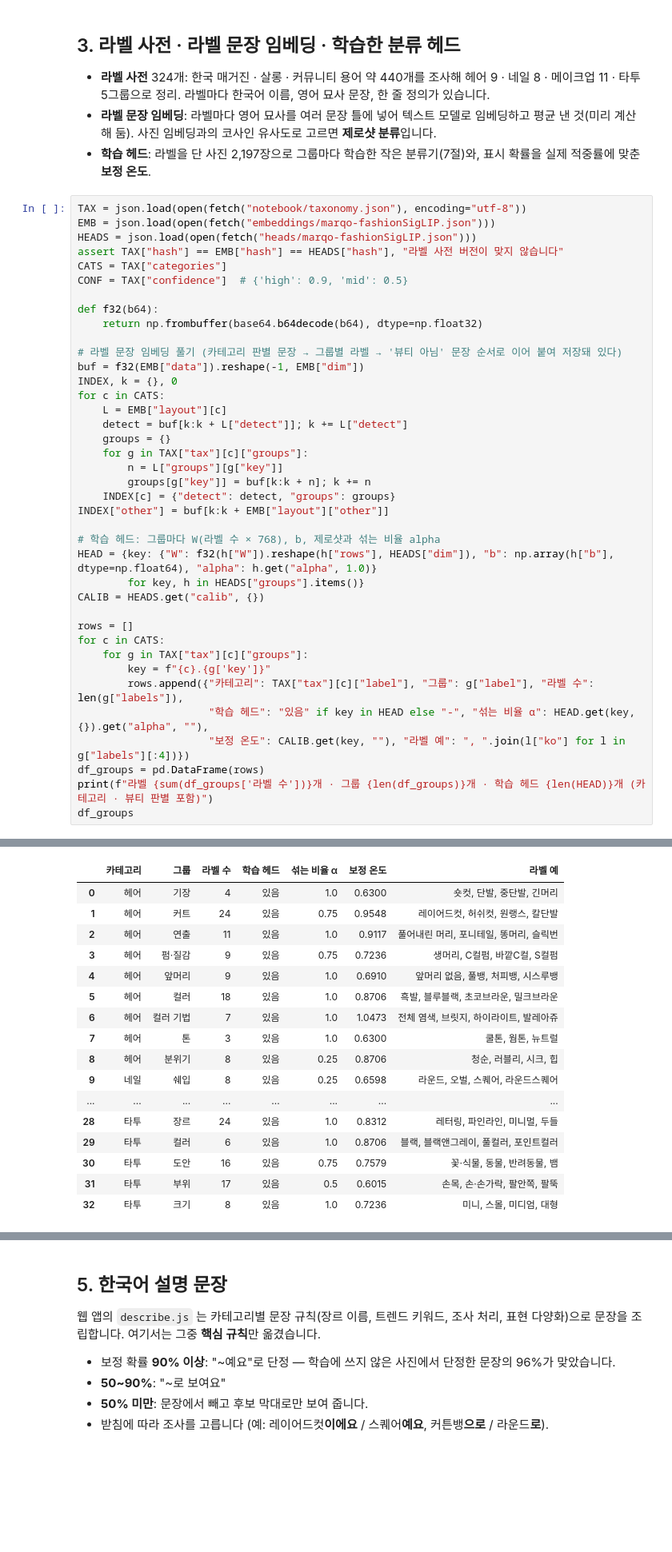
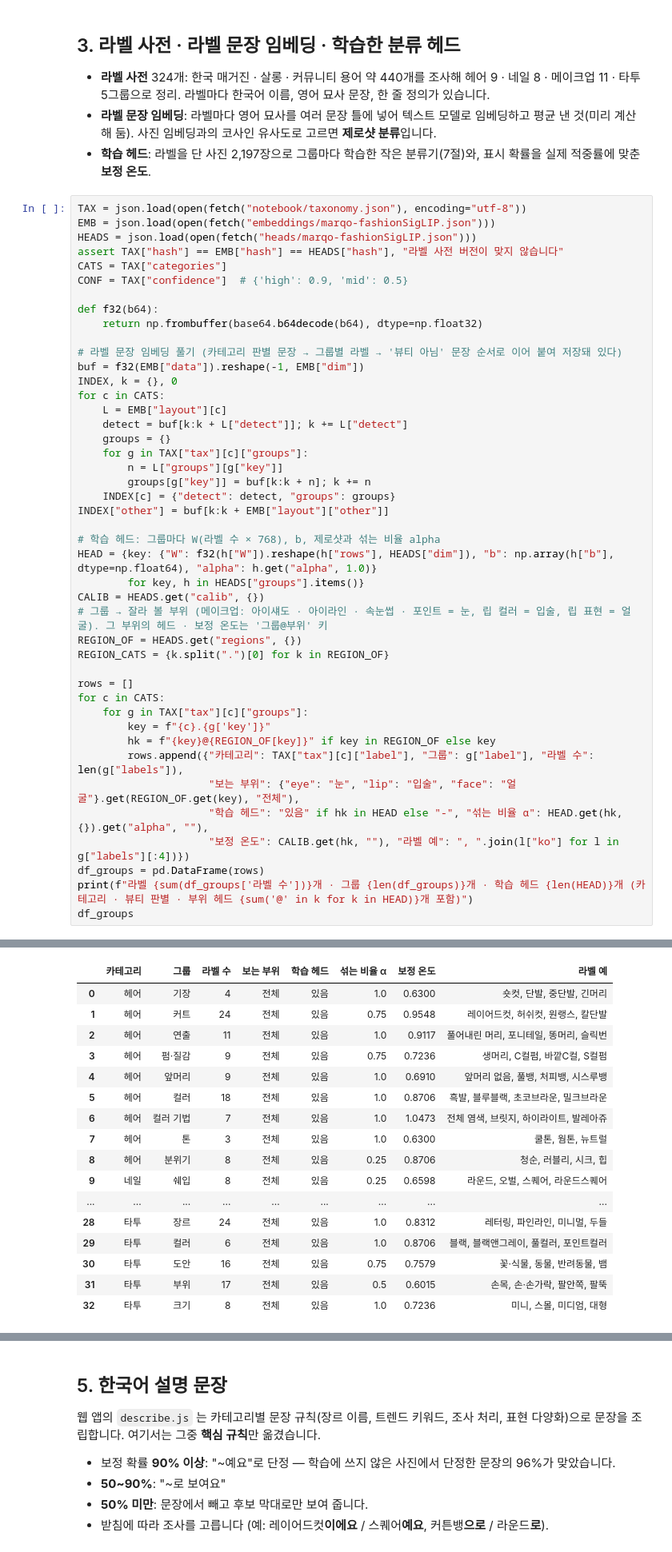
Before and after one commit to rudals906377/AI, a Jupyter notebook: notebook/beauty_style_ai.ipynb, the cells around one changed output, grey strips where cells are left out. Shown at 80% size. Cells and saved outputs as stored; diff of their text form; blank space fills up the shorter version.

```diff
--- a/notebook/beauty_style_ai.ipynb
+++ b/notebook/beauty_style_ai.ipynb
@@ -142,15 +142,20 @@ INDEX["other"] = buf[k:k + EMB["layout"]["other"]]
 HEAD = {key: {"W": f32(h["W"]).reshape(h["rows"], HEADS["dim"]), "b": np.array(h["b"], dtype=np.float64), "alpha": h.get("alpha", 1.0)}
         for key, h in HEADS["groups"].items()}
 CALIB = HEADS.get("calib", {})
+# 그룹 → 잘라 볼 부위 (메이크업: 아이섀도 · 아이라인 · 속눈썹 · 포인트 = 눈, 립 컬러 = 입술, 립 표현 = 얼굴). 그 부위의 헤드 · 보정 온도는 '그룹@부위' 키
+REGION_OF = HEADS.get("regions", {})
+REGION_CATS = {k.split(".")[0] for k in REGION_OF}
 
 rows = []
 for c in CATS:
     for g in TAX["tax"][c]["groups"]:
         key = f"{c}.{g['key']}"
+        hk = f"{key}@{REGION_OF[key]}" if key in REGION_OF else key
         rows.append({"카테고리": TAX["tax"][c]["label"], "그룹": g["label"], "라벨 수": len(g["labels"]),
-                     "학습 헤드": "있음" if key in HEAD else "-", "섞는 비율 α": HEAD.get(key, {}).get("alpha", ""),
-                     "보정 온도": CALIB.get(key, ""), "라벨 예": ", ".join(l["ko"] for l in g["labels"][:4])})
+                     "보는 부위": {"eye": "눈", "lip": "입술", "face": "얼굴"}.get(REGION_OF.get(key), "전체"),
+                     "학습 헤드": "있음" if hk in HEAD else "-", "섞는 비율 α": HEAD.get(hk, {}).get("alpha", ""),
+                     "보정 온도": CALIB.get(hk, ""), "라벨 예": ", ".join(l["ko"] for l in g["labels"][:4])})
 df_groups = pd.DataFrame(rows)
-print(f"라벨 {sum(df_groups['라벨 수'])}개 · 그룹 {len(df_groups)}개 · 학습 헤드 {len(HEAD)}개 (카테고리 · 뷰티 판별 포함)")
+print(f"라벨 {sum(df_groups['라벨 수'])}개 · 그룹 {len(df_groups)}개 · 학습 헤드 {len(HEAD)}개 (카테고리 · 뷰티 판별 · 부위 헤드 {sum('@' in k for k in HEAD)}개 포함)")
 df_groups
 # %% [output]
@@ -158,20 +163,20 @@ df_groups
-|  | 카테고리 | 그룹 | 라벨 수 | 학습 헤드 | 섞는 비율 α | 보정 온도 | 라벨 예 |
-| 0 | 헤어 | 기장 | 4 | 있음 | 1.0 | 0.6300 | 숏컷, 단발, 중단발, 긴머리 |
-| 1 | 헤어 | 커트 | 24 | 있음 | 0.75 | 0.9548 | 레이어드컷, 허쉬컷, 원랭스, 칼단발 |
-| 2 | 헤어 | 연출 | 11 | 있음 | 1.0 | 0.9117 | 풀어내린 머리, 포니테일, 똥머리, 슬릭번 |
-| 3 | 헤어 | 펌·질감 | 9 | 있음 | 0.75 | 0.7236 | 생머리, C컬펌, 바깥C컬, S컬펌 |
-| 4 | 헤어 | 앞머리 | 9 | 있음 | 1.0 | 0.6910 | 앞머리 없음, 풀뱅, 처피뱅, 시스루뱅 |
-| 5 | 헤어 | 컬러 | 18 | 있음 | 1.0 | 0.8706 | 흑발, 블루블랙, 초코브라운, 밀크브라운 |
-| 6 | 헤어 | 컬러 기법 | 7 | 있음 | 1.0 | 1.0473 | 전체 염색, 브릿지, 하이라이트, 발레아쥬 |
-| 7 | 헤어 | 톤 | 3 | 있음 | 1.0 | 0.6300 | 쿨톤, 웜톤, 뉴트럴 |
-| 8 | 헤어 | 분위기 | 8 | 있음 | 0.25 | 0.8706 | 청순, 러블리, 시크, 힙 |
-| 9 | 네일 | 쉐입 | 8 | 있음 | 0.25 | 0.6598 | 라운드, 오벌, 스퀘어, 라운드스퀘어 |
-| ... | ... | ... | ... | ... | ... | ... | ... |
-| 28 | 타투 | 장르 | 24 | 있음 | 1.0 | 0.8312 | 레터링, 파인라인, 미니멀, 두들 |
-| 29 | 타투 | 컬러 | 6 | 있음 | 1.0 | 0.8706 | 블랙, 블랙앤그레이, 풀컬러, 포인트컬러 |
-| 30 | 타투 | 도안 | 16 | 있음 | 0.75 | 0.7579 | 꽃·식물, 동물, 반려동물, 뱀 |
-| 31 | 타투 | 부위 | 17 | 있음 | 0.5 | 0.6015 | 손목, 손·손가락, 팔안쪽, 팔뚝 |
-| 32 | 타투 | 크기 | 8 | 있음 | 1.0 | 0.7236 | 미니, 스몰, 미디엄, 대형 |
+|  | 카테고리 | 그룹 | 라벨 수 | 보는 부위 | 학습 헤드 | 섞는 비율 α | 보정 온도 | 라벨 예 |
+| 0 | 헤어 | 기장 | 4 | 전체 | 있음 | 1.0 | 0.6300 | 숏컷, 단발, 중단발, 긴머리 |
+| 1 | 헤어 | 커트 | 24 | 전체 | 있음 | 0.75 | 0.9548 | 레이어드컷, 허쉬컷, 원랭스, 칼단발 |
+| 2 | 헤어 | 연출 | 11 | 전체 | 있음 | 1.0 | 0.9117 | 풀어내린 머리, 포니테일, 똥머리, 슬릭번 |
+| 3 | 헤어 | 펌·질감 | 9 | 전체 | 있음 | 0.75 | 0.7236 | 생머리, C컬펌, 바깥C컬, S컬펌 |
+| 4 | 헤어 | 앞머리 | 9 | 전체 | 있음 | 1.0 | 0.6910 | 앞머리 없음, 풀뱅, 처피뱅, 시스루뱅 |
+| 5 | 헤어 | 컬러 | 18 | 전체 | 있음 | 1.0 | 0.8706 | 흑발, 블루블랙, 초코브라운, 밀크브라운 |
+| 6 | 헤어 | 컬러 기법 | 7 | 전체 | 있음 | 1.0 | 1.0473 | 전체 염색, 브릿지, 하이라이트, 발레아쥬 |
+| 7 | 헤어 | 톤 | 3 | 전체 | 있음 | 1.0 | 0.6300 | 쿨톤, 웜톤, 뉴트럴 |
+| 8 | 헤어 | 분위기 | 8 | 전체 | 있음 | 0.25 | 0.8706 | 청순, 러블리, 시크, 힙 |
+| 9 | 네일 | 쉐입 | 8 | 전체 | 있음 | 0.25 | 0.6598 | 라운드, 오벌, 스퀘어, 라운드스퀘어 |
+| ... | ... | ... | ... | ... | ... | ... | ... | ... |
+| 28 | 타투 | 장르 | 24 | 전체 | 있음 | 1.0 | 0.8312 | 레터링, 파인라인, 미니멀, 두들 |
+| 29 | 타투 | 컬러 | 6 | 전체 | 있음 | 1.0 | 0.8706 | 블랙, 블랙앤그레이, 풀컬러, 포인트컬러 |
+| 30 | 타투 | 도안 | 16 | 전체 | 있음 | 0.75 | 0.7579 | 꽃·식물, 동물, 반려동물, 뱀 |
+| 31 | 타투 | 부위 | 17 | 전체 | 있음 | 0.5 | 0.6015 | 손목, 손·손가락, 팔안쪽, 팔뚝 |
+| 32 | 타투 | 크기 | 8 | 전체 | 있음 | 1.0 | 0.7236 | 미니, 스몰, 미디엄, 대형 |
 # %% [markdown]
 ## 4. 분석 — 웹 앱 `analyzer.js` 를 파이썬으로
 
```
Also changed, not shown: parts of 8 cells of this notebook, 17 other files.
